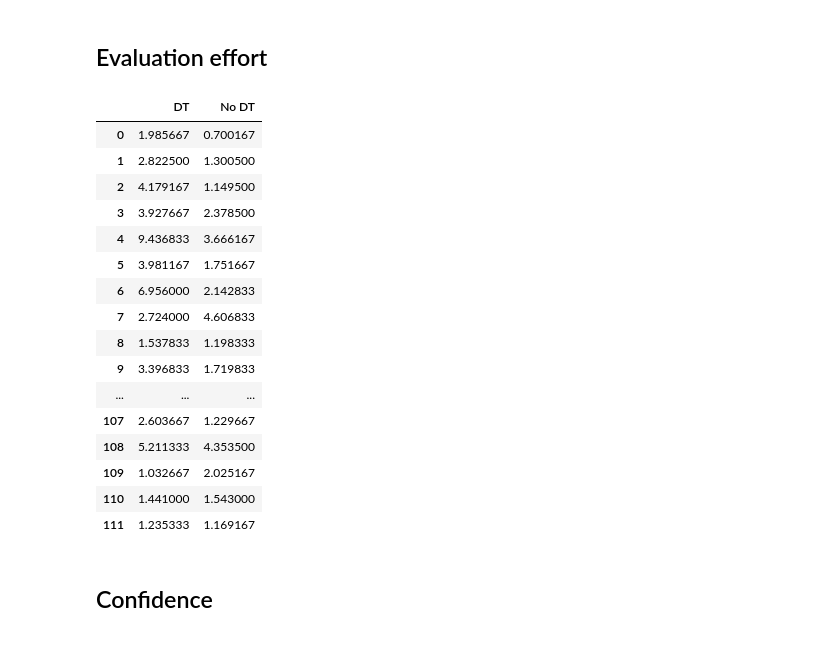
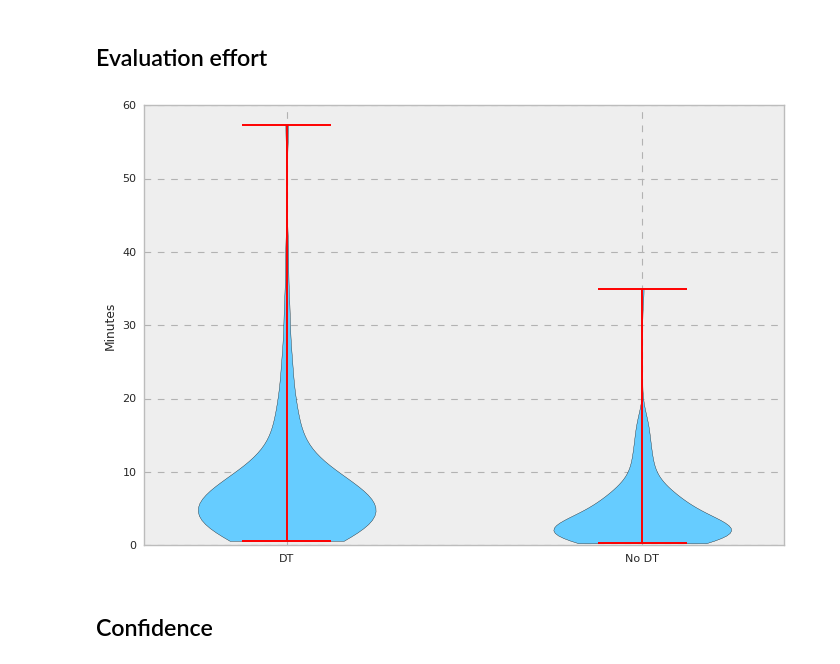
Before and after one commit to christianorossini/masterProject, a Jupyter notebook: experiment/experiments.ipynb, the cells around one changed output. Cells and saved outputs as stored; diff of their text form; code cells hidden in the pictures.

```diff
--- a/experiment/experiments.ipynb
+++ b/experiment/experiments.ipynb
@@ -311,38 +311,54 @@ display(df_kappa_values)
 # %%
 
 answer_dt = answer_no_dummy[answer_no_dummy.isDt==1]
 answer_noDt = answer_no_dummy[answer_no_dummy.isDt==0]
 
 labels = ['DT', 'No DT']
 
 answerDtMinutes = answer_dt.secondsToAnswer/60
 answerNoDtMinutes = answer_noDt.secondsToAnswer/60
 
 all_data = [answerDtMinutes.tolist(),answerNoDtMinutes.tolist()]
 
 df_time_required = pd.DataFrame(all_data)
 df_time_required = df_time_required.T
 df_time_required.columns = labels
 
-with pd.option_context('display.max_rows', None, 'display.max_columns', None):  # more options can be specified also
-    display(df_time_required)
+# with pd.option_context('display.max_rows', None, 'display.max_columns', None):  # more options can be specified also
+#     display(df_time_required)
+
+import matplotlib.pyplot as plt
+
+## combine these different collections into a list
+data_to_plot = all_data
+
+#plt.style.use('bmh')
+plt.style.use('seaborn-notebook')
+#plt.style.use('fivethirtyeight')
+#plt.style.use('seaborn-deep')
+
+# Create a figure instance
+fig = plt.figure()
+
+# Create an axes instance
+ax = fig.add_axes([0,0,1,1])
+
+# Create the violinplot
+bp = ax.violinplot(data_to_plot)
+for plot in bp['bodies']:
+    plot.set_facecolor('#66ccff')
+    plot.set_edgecolor('black')
+    plot.set_alpha(1)
+
+ax.get_xaxis().set_tick_params(direction='out')
+ax.xaxis.set_ticks_position('bottom')
+ax.set_xticks(np.arange(1, len(labels) + 1))
+ax.set_xticklabels(labels)
+ax.set_xticklabels(labels)
+ax.set_ylabel('Minutes')
+
+plt.show()
 # %% [output]
-|  | DT | No DT |
-| 0 | 1.985667 | 0.700167 |
-| 1 | 2.822500 | 1.300500 |
-| 2 | 4.179167 | 1.149500 |
-| 3 | 3.927667 | 2.378500 |
-| 4 | 9.436833 | 3.666167 |
-| 5 | 3.981167 | 1.751667 |
-| 6 | 6.956000 | 2.142833 |
-| 7 | 2.724000 | 4.606833 |
-| 8 | 1.537833 | 1.198333 |
-| 9 | 3.396833 | 1.719833 |
-| ... | ... | ... |
-| 107 | 2.603667 | 1.229667 |
-| 108 | 5.211333 | 4.353500 |
-| 109 | 1.032667 | 2.025167 |
-| 110 | 1.441000 | 1.543000 |
-| 111 | 1.235333 | 1.169167 |
+[figure, added]
 # %% [markdown]
 ## Confidence
```
Also changed, not shown: parts of 2 cells of this notebook, 5 other files.
